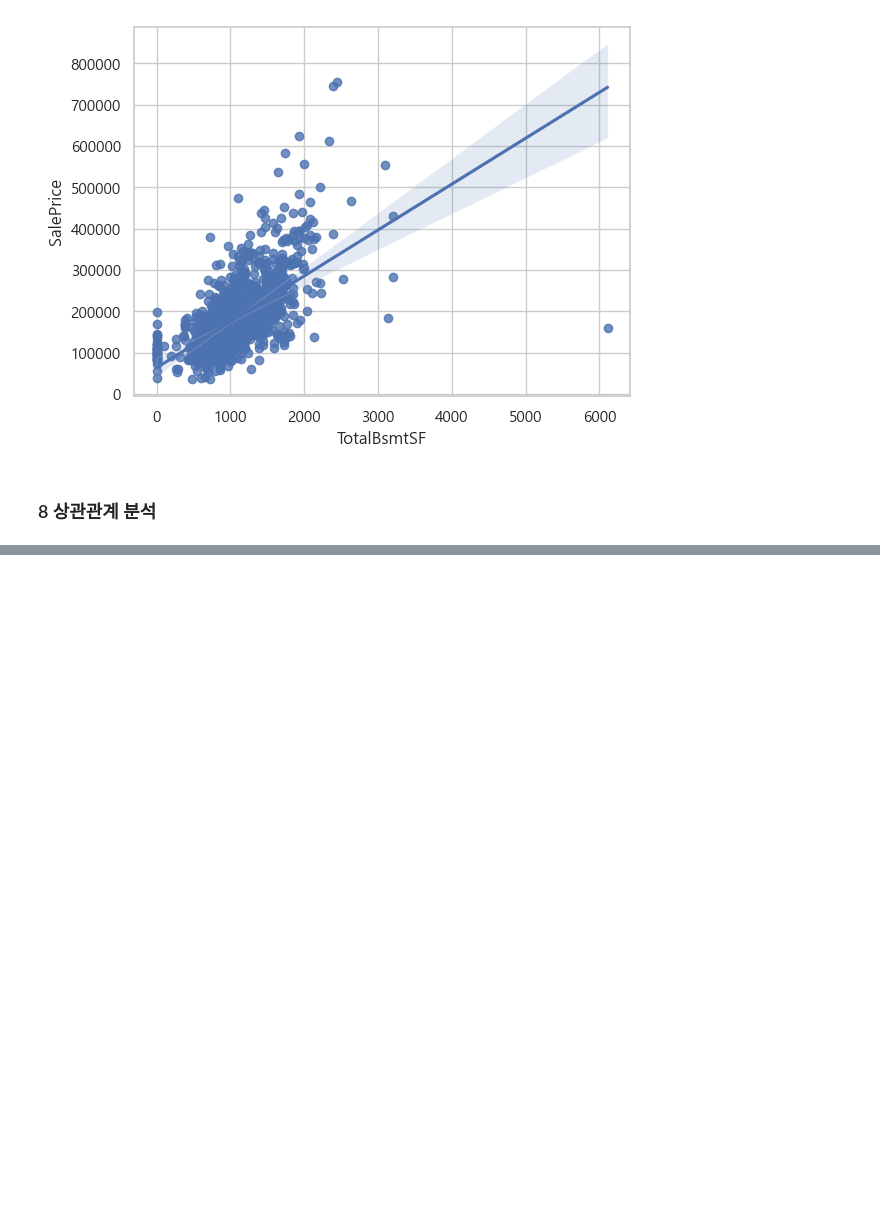
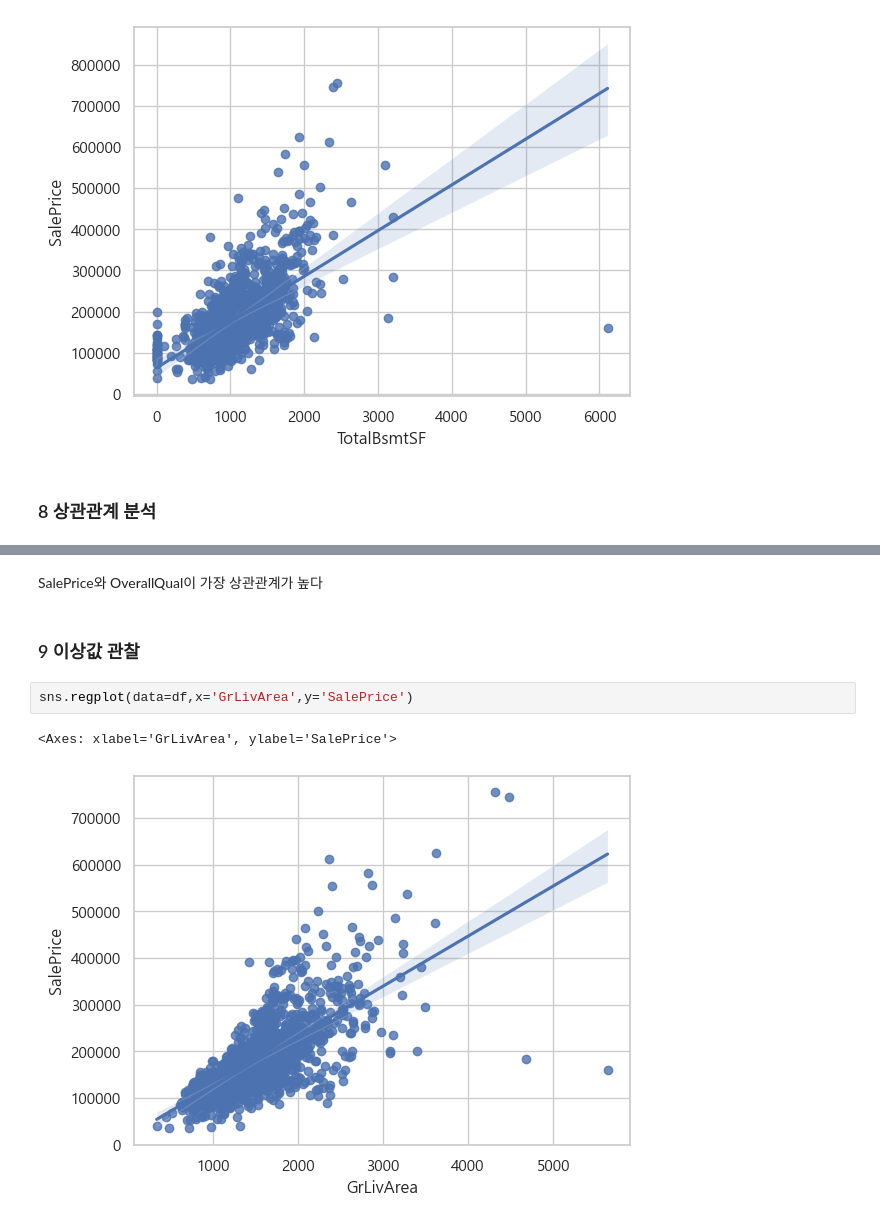
Before and after one commit to ShinJooHyeop/fintech3, a Jupyter notebook: 06machin_learning/numpy06EDA_탐색적데이버분석_연습문제.ipynb, the cells around one changed output, grey strips where cells are left out. Saved outputs shown, nothing was run; the diff lists cells and outputs as text; blank space fills up the shorter version.

Commit message:
'data'

```diff
--- a/06machin_learning/numpy06EDA_탐색적데이버분석_연습문제.ipynb
+++ b/06machin_learning/numpy06EDA_탐색적데이버분석_연습문제.ipynb
@@ -274,0 +283,9 @@ sns.regplot(data=df,x='TotalBsmtSF',y='SalePrice')
+# %% [markdown]
+SalePrice와 OverallQual이 가장 상관관계가 높다
+# %% [markdown]
+### 9 이상값 관찰
+# %%
+sns.regplot(data=df,x='GrLivArea',y='SalePrice')
+# %% [output]
+<Axes: xlabel='GrLivArea', ylabel='SalePrice'>
+[figure, added]
```
Also changed, not shown: parts of 6 cells of this notebook, 5 other files.
